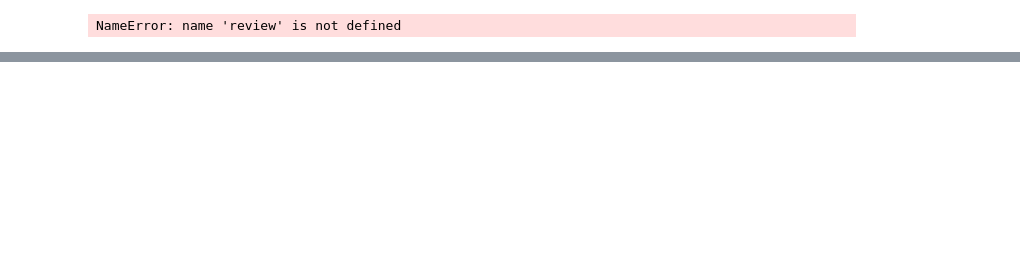
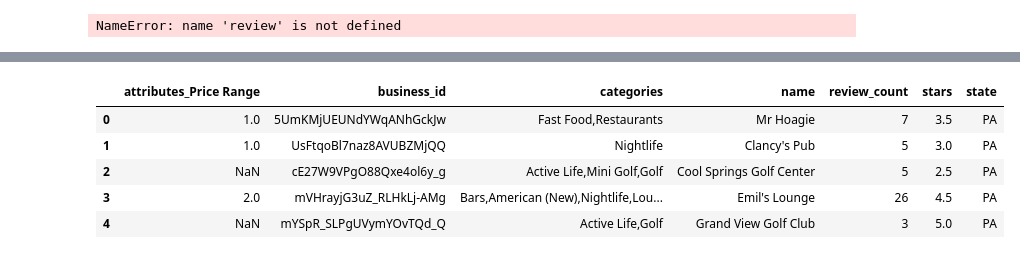
Before and after one commit to lcb402/InfoVisYelp3, a Jupyter notebook: Tips_output.ipynb, the cells around one changed output, grey strips where cells are left out. Cells and saved outputs as stored; diff of their text form; code cells hidden in the pictures; blank space fills up the shorter version.

```diff
--- a/Tips_output.ipynb
+++ b/Tips_output.ipynb
@@ -190,0 +200,11 @@ business_tips_reviews.head()
+# %%
+business_fields = ['name','business_id','attributes_Price Range','categories','review_count','stars','state']
+business_new = pd.read_csv('yelp_academic_dataset_business.csv', skipinitialspace=True, usecols=business_fields)
+business_new.head()
+# %% [output]
+|  | attributes_Price Range | business_id | categories | name | review_count | stars | state |
+| 0 | 1.0 | 5UmKMjUEUNdYWqANhGckJw | Fast Food,Restaurants | Mr Hoagie | 7 | 3.5 | PA |
+| 1 | 1.0 | UsFtqoBl7naz8AVUBZMjQQ | Nightlife | Clancy's Pub | 5 | 3.0 | PA |
+| 2 | NaN | cE27W9VPgO88Qxe4ol6y_g | Active Life,Mini Golf,Golf | Cool Springs Golf Center | 5 | 2.5 | PA |
+| 3 | 2.0 | mVHrayjG3uZ_RLHkLj-AMg | Bars,American (New),Nightlife,Lou... | Emil's Lounge | 26 | 4.5 | PA |
+| 4 | NaN | mYSpR_SLPgUVymYOvTQd_Q | Active Life,Golf | Grand View Golf Club | 3 | 5.0 | PA |
```
Also changed, not shown: parts of 33 cells of this notebook.
